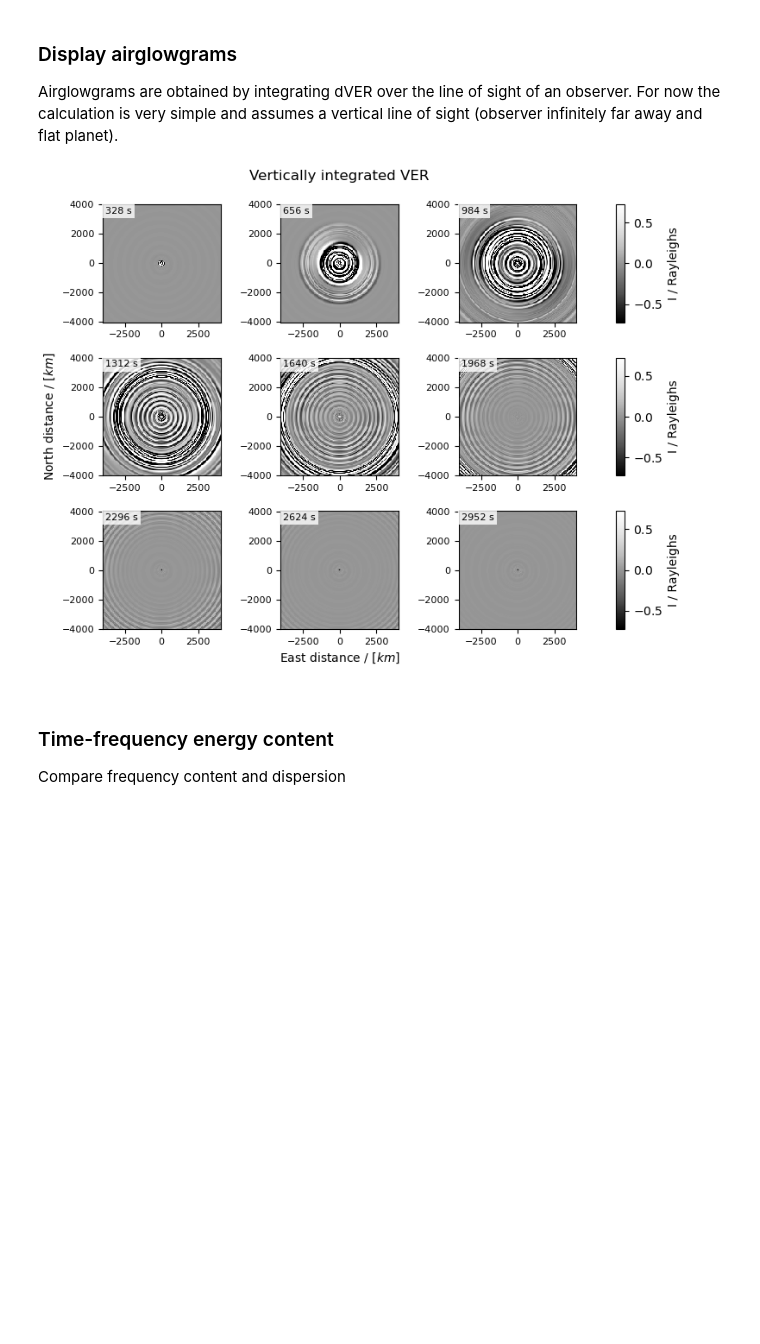
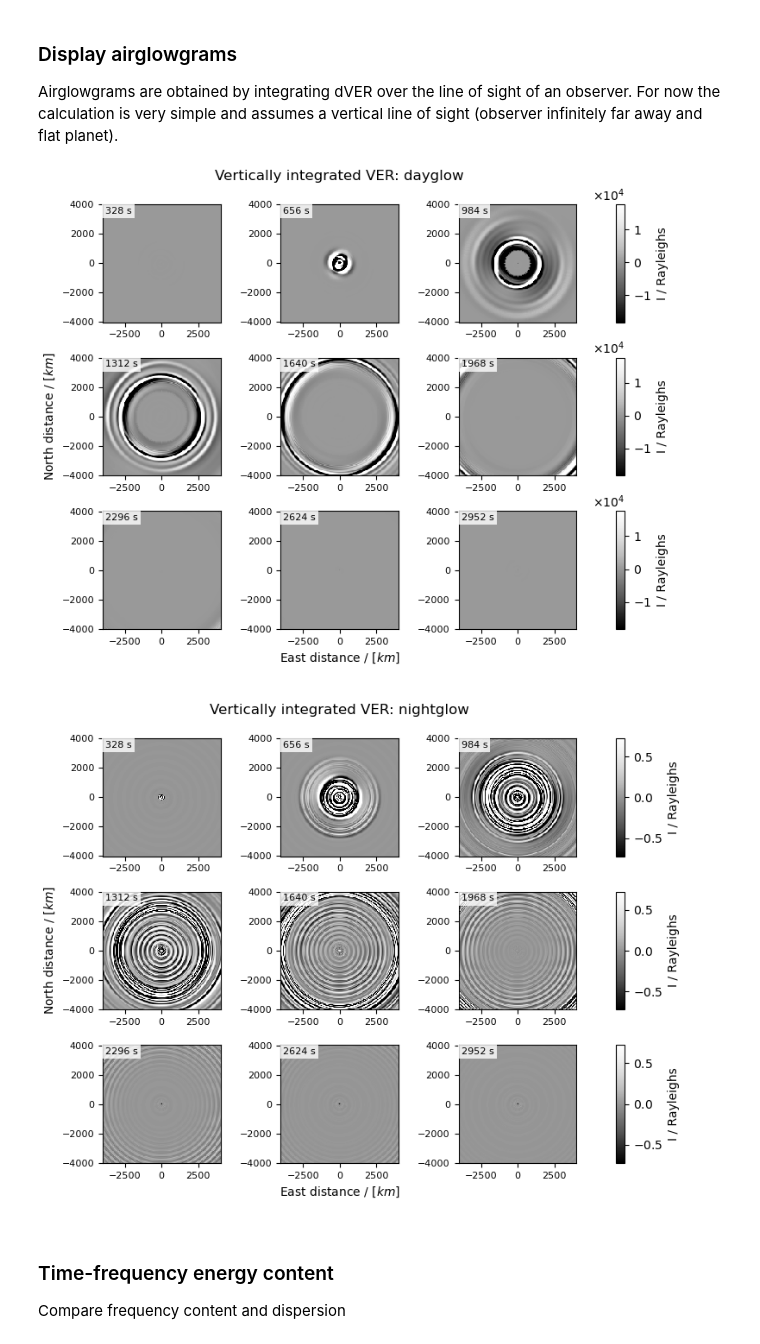
Before and after one commit to QuentinBrissaud/airglow_model, a Jupyter notebook: Test_method.ipynb, the cells around one changed output. Saved outputs shown, nothing was run; the diff lists cells and outputs as text; code cells hidden in the pictures; blank space fills up the shorter version.

```diff
--- a/Test_method.ipynb
+++ b/Test_method.ipynb
@@ -155,12 +171,14 @@ Airglowgrams are obtained by integrating dVER over the line of sight of an obser
 For now the calculation is very simple and assumes a vertical line of sight (observer infinitely far away and flat planet).
 # %%
 reload(ar)
-AIRGLOW.plot_nightglow_images()
+AIRGLOW.plot_nightglow_images(typeglow="nightglow")
+AIRGLOW.plot_nightglow_images(typeglow="dayglow")
 #AIRGLOW.plot_vertical_slice()
 #AIRGLOW.plot_vertical_slice(wtype="VEL")
 plt.show()
 # %% [output]
-[figure, old version]
+[figure, new version]
+[figure, added]
 # %% [markdown]
 ### Time-frequency energy content
 Compare frequency content and dispersion
```
Also changed, not shown: parts of 5 cells of this notebook, 3 other files.
